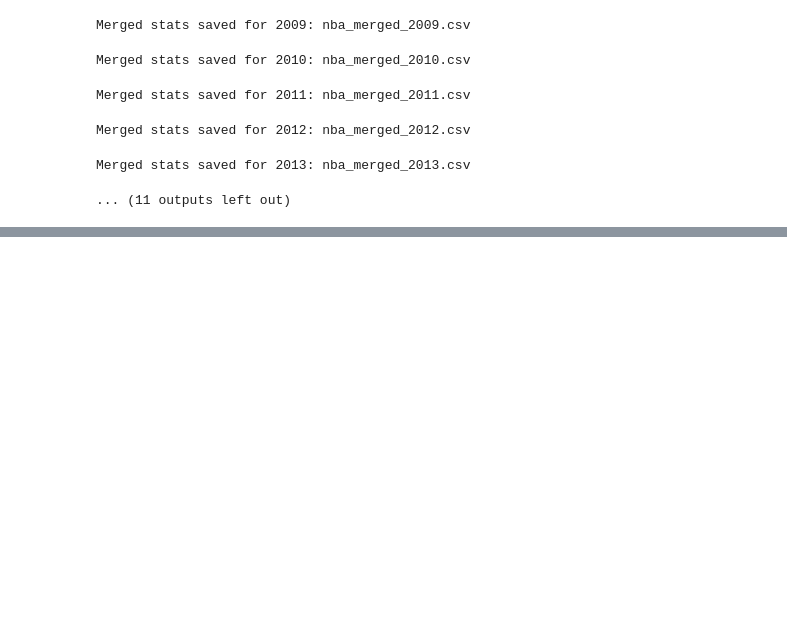
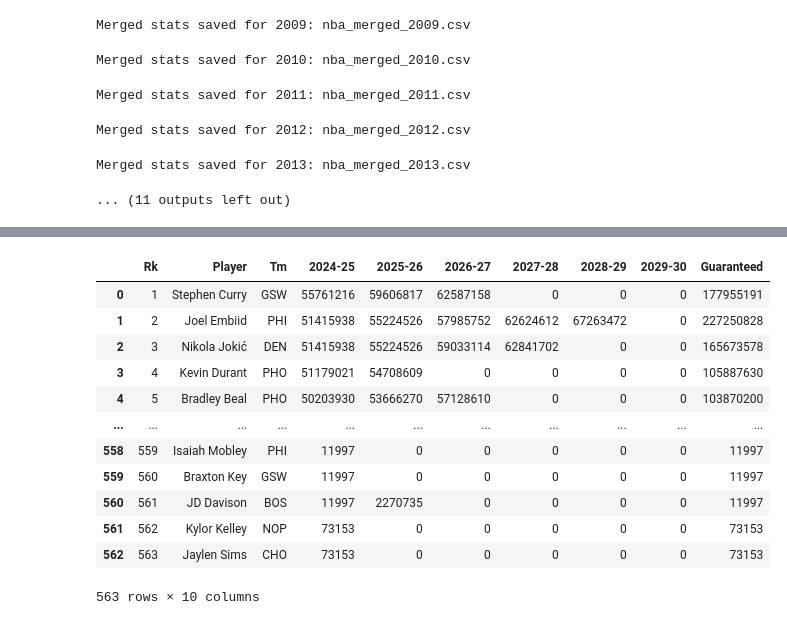
Before and after one commit to brianfdo/stat230-nba, a Jupyter notebook: data_scraping.ipynb, the cells around one changed output, grey strips where cells are left out. Cells and saved outputs as stored; diff of their text form; code cells hidden in the pictures; blank space fills up the shorter version.

```diff
--- a/data_scraping.ipynb
+++ b/data_scraping.ipynb
@@ -83,0 +139,20 @@ Merged stats saved for 2013: nba_merged_2013.csv
+# %%
+salaries_2425_url = "https://www.basketball-reference.com/contracts/players.html"
+df = scrape_salaries(salaries_2425_url, "player-contracts")
+df.to_csv("nba_contracts_2025.csv", index=False)
+# %%
+df
+# %% [output]
+|  | Rk | Player | Tm | 2024-25 | 2025-26 | 2026-27 | 2027-28 | 2028-29 | 2029-30 | Guaranteed |
+| 0 | 1 | Stephen Curry | GSW | 55761216 | 59606817 | 62587158 | 0 | 0 | 0 | 177955191 |
+| 1 | 2 | Joel Embiid | PHI | 51415938 | 55224526 | 57985752 | 62624612 | 67263472 | 0 | 227250828 |
+| 2 | 3 | Nikola Jokić | DEN | 51415938 | 55224526 | 59033114 | 62841702 | 0 | 0 | 165673578 |
+| 3 | 4 | Kevin Durant | PHO | 51179021 | 54708609 | 0 | 0 | 0 | 0 | 105887630 |
+| 4 | 5 | Bradley Beal | PHO | 50203930 | 53666270 | 57128610 | 0 | 0 | 0 | 103870200 |
+| ... | ... | ... | ... | ... | ... | ... | ... | ... | ... | ... |
+| 558 | 559 | Isaiah Mobley | PHI | 11997 | 0 | 0 | 0 | 0 | 0 | 11997 |
+| 559 | 560 | Braxton Key | GSW | 11997 | 0 | 0 | 0 | 0 | 0 | 11997 |
+| 560 | 561 | JD Davison | BOS | 11997 | 2270735 | 0 | 0 | 0 | 0 | 11997 |
+| 561 | 562 | Kylor Kelley | NOP | 73153 | 0 | 0 | 0 | 0 | 0 | 73153 |
+| 562 | 563 | Jaylen Sims | CHO | 73153 | 0 | 0 | 0 | 0 | 0 | 73153 |
+563 rows × 10 columns
```
Also changed, not shown: parts of 2 cells of this notebook, 31 other files.
